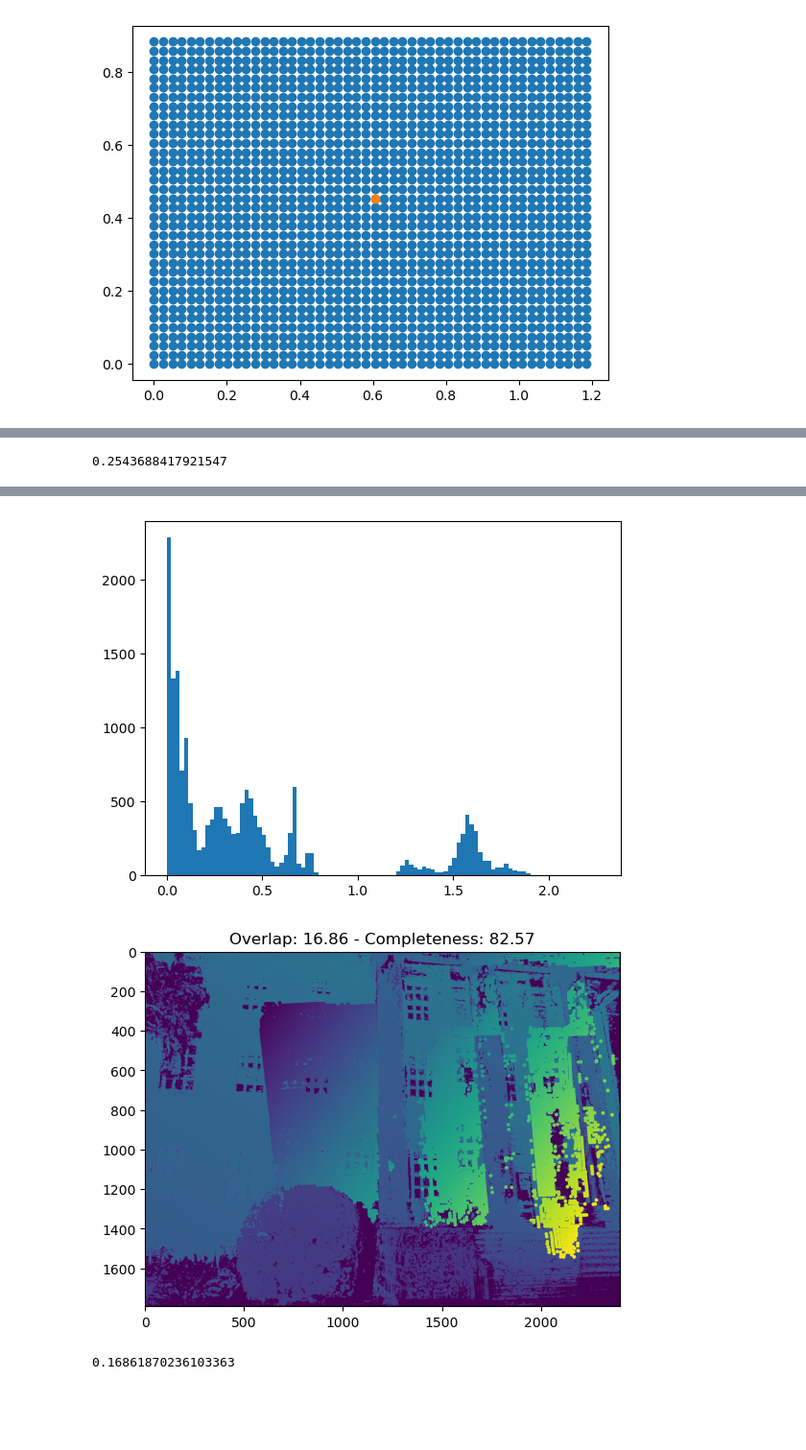
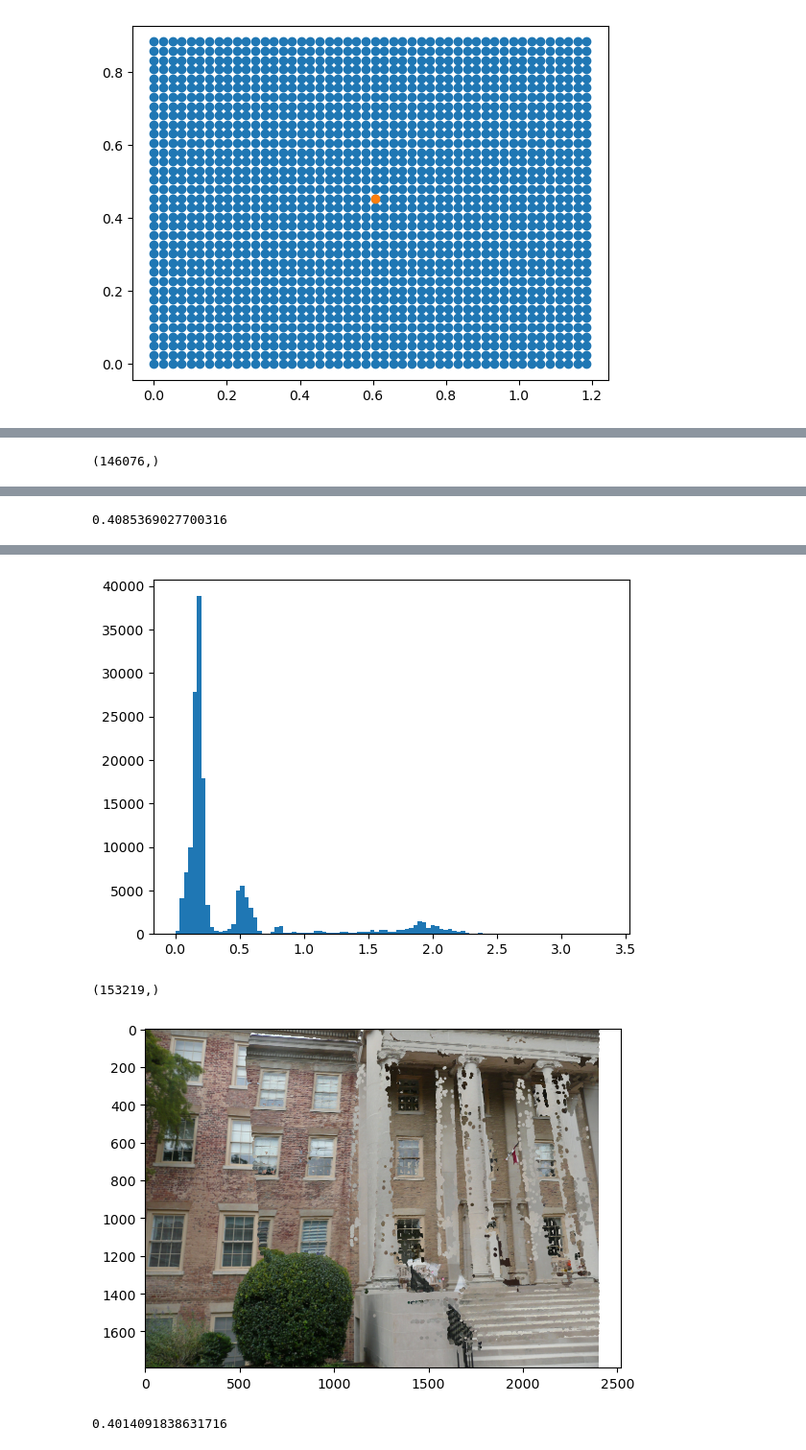
Before and after one commit to fyangch/RefinedMegaDepth, a Jupyter notebook: notebooks/overlap_score_demo.ipynb, the cells around one changed output, grey strips where cells are left out. Shown at 96% size. Cells and saved outputs as stored; diff of their text form; code cells hidden in the pictures; blank space fills up the shorter version.

```diff
--- a/notebooks/overlap_score_demo.ipynb
+++ b/notebooks/overlap_score_demo.ipynb
@@ -225,11 +236,13 @@ plt.show()
 [figure]
 [figure]
 # %%
-def forwardproject(id_1,back2,down_sample=10):
+def forwardproject(id_1,id_2,back2,down_sample=10,color=None):
     image_1 = image_dict[id_1]
     name_1 = image_dict[id_1].name
+    img_1 = imread(os.path.join(dense_dir, "images", name_1))
+
     camera_1 = camera_dict[image_1.camera_id]
-    _, R1, t1 = get_K_R_t(camera=camera_1, image=image_1, invert=True)
+    _, R1, t1 = get_K_R_t(camera=camera_1, image=image_1, invert=False)
     K1, _,_ = get_K_R_t(camera=camera_1, image=image_1, invert=False)
 
     homog_norm_vector = R1 @ back2 + t1.reshape(-1,1)
@@ -239,7 +252,13 @@ def forwardproject(id_1,back2,down_sample=10):
     homog_pixel_vector = K1.T @ homog_norm_vector
     #plt.scatter(homog_norm_vector[0],homog_norm_vector[1],c=homog_norm_vector[2])
     #plt.show()
-    plt.scatter(homog_pixel_vector[0],-homog_pixel_vector[1],c=homog_pixel_vector[2])
+
+    # compute color
+    name_2 = image_dict[id_2].name
+    img_2 = imread(os.path.join(dense_dir, "images", name_2))
+    col2 = img_2[::down_sample,::down_sample].reshape(-1,3).astype(float)/255
+
+    plt.scatter(homog_pixel_vector[0],-homog_pixel_vector[1],c=col2,s=1)
     plt.show()
 
 
@@ -252,6 +271,7 @@ def forwardproject(id_1,back2,down_sample=10):
 
     mask = filter_mask(homog_pixel_vector,camera_1.width,camera_1.height)
     homog_pixel_vector = homog_pixel_vector[:, mask]
+
 
     depth_1 = read_array(os.path.join(dense_dir, "stereo", "depth_maps", f"{name_1}.geometric.bin"))
 
@@ -266,18 +286,22 @@ def forwardproject(id_1,back2,down_sample=10):
 
     completeness = np.count_nonzero(depth_1)*down_sample*down_sample/camera_1.width/camera_1.height
 
-    inliner = depth_error<0.15
+    inliner = depth_error<0.25
     score = np.count_nonzero(inliner)*down_sample*down_sample/camera_1.width/camera_1.height
+    plt.imshow(img_1)
 
-    plt.imshow(depth_1)
-    plt.scatter(homog_pixel_vector[0,inliner],homog_pixel_vector[1,inliner],c=homog_pixel_vector[2,inliner],s=3)
+    color = col2[mask]
+
+    plt.scatter(homog_pixel_vector[0,inliner],homog_pixel_vector[1,inliner],c=color[inliner],s=1)
     plt.title(f"Overlap: {score*100:.2f} - Completeness: {completeness:.2f}")
     plt.show()
 
     print(score)
 
-back1 = backproject(id_1)
-back2 = backproject(id_2)
-forward1 = forwardproject(id_1,back2)
-forward2 = forwardproject(id_2,back1)
+
+down_sample=4
+back1 = backproject(id_1,down_sample)
+back2 = backproject(id_2,down_sample)
+forward1 = forwardproject(id_1,id_2,back2,down_sample)
+forward2 = forwardproject(id_2,id_1,back1,down_sample)
 # %% [output]
@@ -286,0 +311 @@ forward2 = forwardproject(id_2,back1)
+(146076,)
@@ -288 +313 @@ forward2 = forwardproject(id_2,back1)
-0.2543688417921547
+0.4085369027700316
@@ -291,3 +316,4 @@ forward2 = forwardproject(id_2,back1)
-[figure, old version]
+[figure, new version]
+(153219,)
-[figure, old version]
+[figure, new version]
-0.16861870236103363
+0.4014091838631716
```
Also changed, not shown: parts of 5 cells of this notebook.
